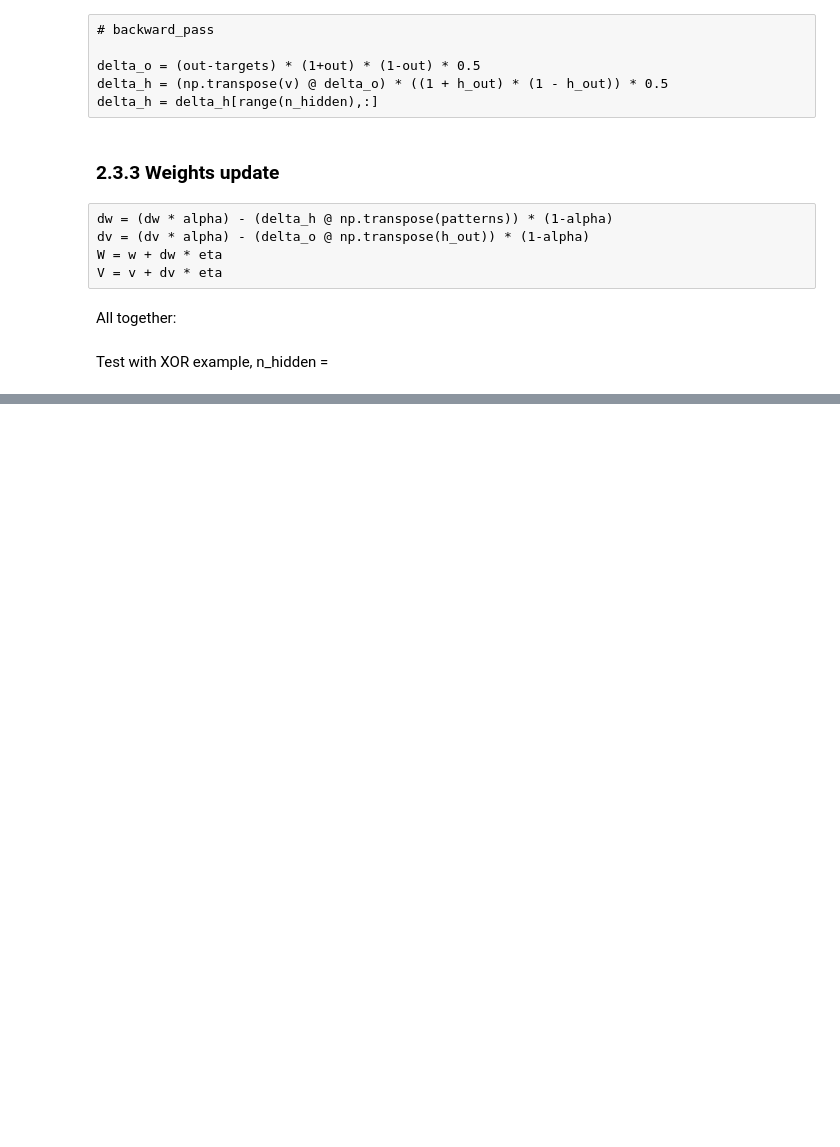
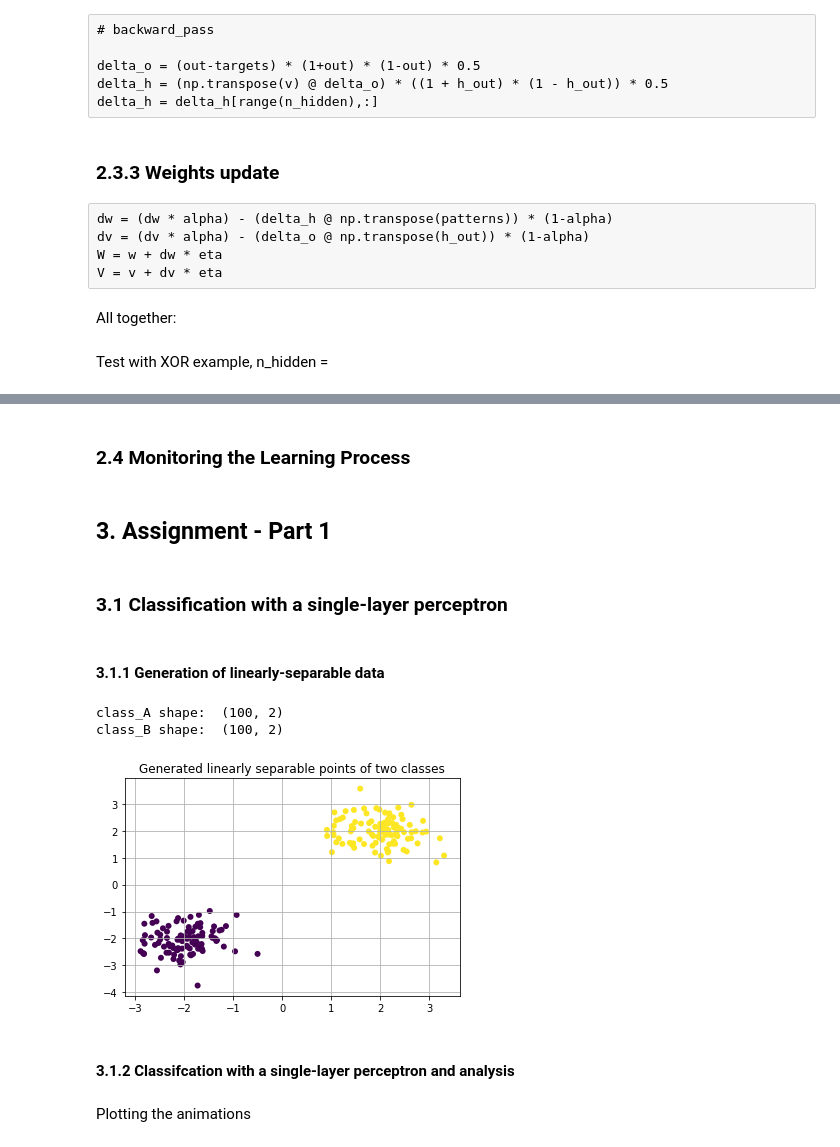
Before and after one commit to romainrey/ANN_DD2437, a Jupyter notebook: Labs_Code/Romain/Labs1.ipynb, the cells around one changed output, grey strips where cells are left out. Cells and saved outputs as stored; diff of their text form; code cells hidden in the pictures; blank space fills up the shorter version.

Commit message:
Going further notebook
Until animation

```diff
--- a/Labs_Code/Romain/Labs1.ipynb
+++ b/Labs_Code/Romain/Labs1.ipynb
@@ -159,0 +162,39 @@ After computation o_out:
+# %% [markdown]
+### 2.4 Monitoring the Learning Process
+# %% [markdown]
+## 3. Assignment - Part 1
+# %% [markdown]
+### 3.1 Classification with a single-layer perceptron
+# %% [markdown]
+#### 3.1.1 Generation of linearly-separable data
+# %%
+n = 100
+m_A, sigma_A = [2., 2], 0.5
+m_B, sigma_B = [-2., -2.], 0.5
+class_A = np.array([np.random.randn(n)*sigma_A + m_A[0], np.random.randn(n)*sigma_A + m_A[1]]).T
+class_B = np.array([np.random.randn(n)*sigma_B + m_B[0], np.random.randn(n)*sigma_B + m_B[1]]).T
+
+# Shuffling
+dataset_ini = np.concatenate([class_A, class_B])
+classes_ini = np.array([1]*n+[-1]*n)
+seq = [i for i in range(len(dataset_ini))]
+np.random.shuffle(seq)
+dataset = dataset_ini[seq]
+classes = classes_ini[seq]
+
+
+print('class_A shape: ', class_A.shape)
+print('class_B shape: ', class_B.shape)
+# %% [output]
+class_A shape:  (100, 2)
+class_B shape:  (100, 2)
+# %%
+fig, ax = plt.subplots()
+ax.scatter(x = dataset[:,0], y = dataset[:,1], c=classes, label=classes, edgecolors='none')
+ax.grid(True)
+ax.set_title('Generated linearly separable points of two classes')
+plt.show()
+# %% [output]
+[figure, added]
+# %% [markdown]
+#### 3.1.2 Classifcation with a single-layer perceptron and analysis
@@ -159,0 +240,2 @@ After computation o_out:
+# %% [markdown]
+Plotting the animations
```
Also changed, not shown: parts of 17 cells of this notebook.
